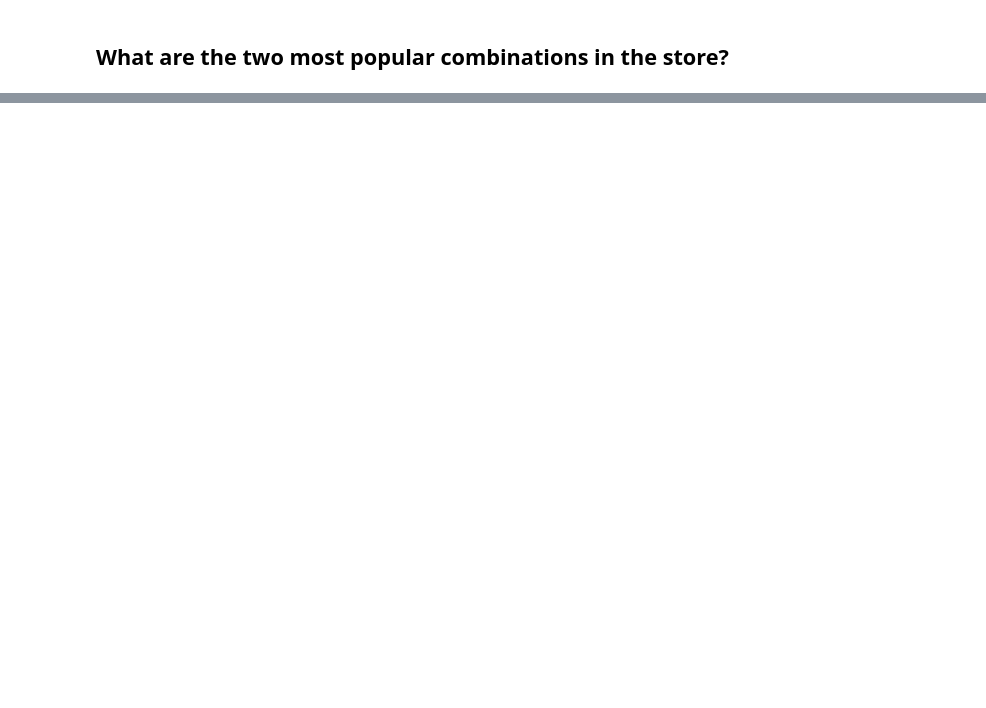
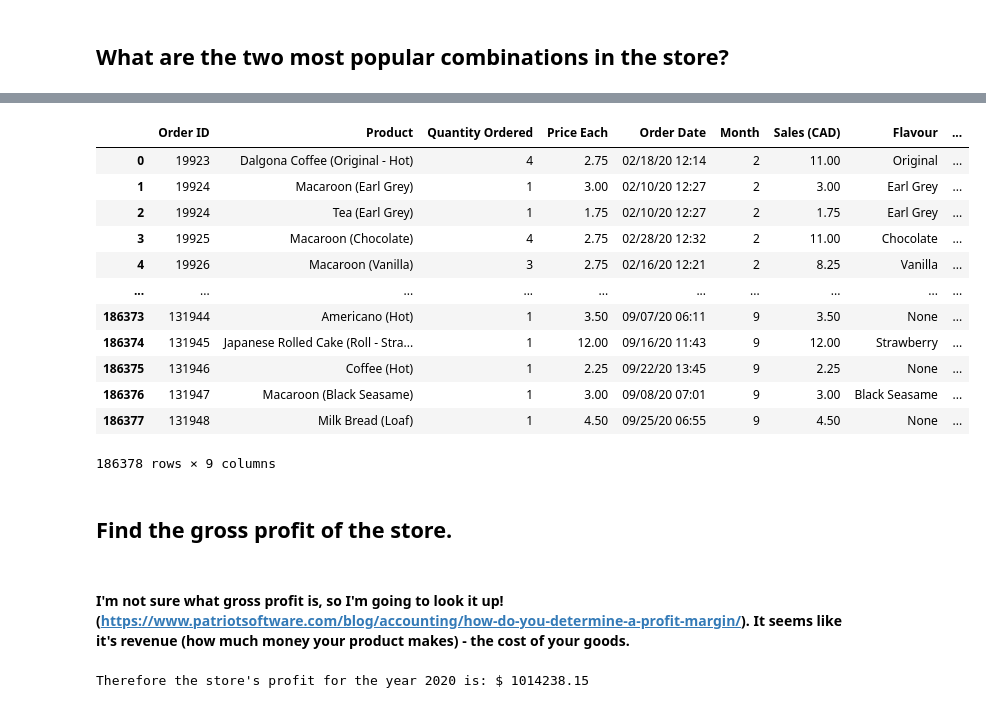
Before and after one commit to Monica-Vu/Sweets-Shop-Mock-Data, a Jupyter notebook: Bakery_Items_Sales_Analysis.ipynb, the cells around one changed output, grey strips where cells are left out. Cells and saved outputs as stored; diff of their text form; code cells hidden in the pictures; blank space fills up the shorter version.

Commit message:
finished answering questions

```diff
--- a/Bakery_Items_Sales_Analysis.ipynb
+++ b/Bakery_Items_Sales_Analysis.ipynb
@@ -206,0 +312,35 @@ number_products_sold.idxmax()
+# %%
+COST_PERCENTAGE = 0.15
+
+all_data['Actual Cost (CAD)'] = round(all_data['Price Each'] * COST_PERCENTAGE, 2)
+
+# How to drop a column: https://stackoverflow.com/questions/38288372/unable-to-drop-a-column-from-pandas-dataframe
+# all_data.drop('Actual Cost', axis=1, inplace=True)
+# %%
+all_data
+# %% [output]
+|  | Order ID | Product | Quantity Ordered | Price Each | Order Date | Month | Sales (CAD) | Flavour | ... |
+| 0 | 19923 | Dalgona Coffee (Original - Hot) | 4 | 2.75 | 02/18/20 12:14 | 2 | 11.00 | Original | ... |
+| 1 | 19924 | Macaroon (Earl Grey) | 1 | 3.00 | 02/10/20 12:27 | 2 | 3.00 | Earl Grey | ... |
+| 2 | 19924 | Tea (Earl Grey) | 1 | 1.75 | 02/10/20 12:27 | 2 | 1.75 | Earl Grey | ... |
+| 3 | 19925 | Macaroon (Chocolate) | 4 | 2.75 | 02/28/20 12:32 | 2 | 11.00 | Chocolate | ... |
+| 4 | 19926 | Macaroon (Vanilla) | 3 | 2.75 | 02/16/20 12:21 | 2 | 8.25 | Vanilla | ... |
+| ... | ... | ... | ... | ... | ... | ... | ... | ... | ... |
+| 186373 | 131944 | Americano (Hot) | 1 | 3.50 | 09/07/20 06:11 | 9 | 3.50 | None | ... |
+| 186374 | 131945 | Japanese Rolled Cake (Roll - Stra... | 1 | 12.00 | 09/16/20 11:43 | 9 | 12.00 | Strawberry | ... |
+| 186375 | 131946 | Coffee (Hot) | 1 | 2.25 | 09/22/20 13:45 | 9 | 2.25 | None | ... |
+| 186376 | 131947 | Macaroon (Black Seasame) | 1 | 3.00 | 09/08/20 07:01 | 9 | 3.00 | Black Seasame | ... |
+| 186377 | 131948 | Milk Bread (Loaf) | 1 | 4.50 | 09/25/20 06:55 | 9 | 4.50 | None | ... |
+186378 rows × 9 columns
+# %% [markdown]
+## Find the gross profit of the store.
+# %% [markdown]
+#### I'm not sure what gross profit is, so I'm going to look it up! (https://www.patriotsoftware.com/blog/accounting/how-do-you-determine-a-profit-margin/). It seems like it's revenue (how much money your product makes) - the cost of your goods.
+# %%
+# Let's find the total cost of the price
+revenue = round(all_data['Quantity Ordered'] * all_data['Price Each'], 2)
+cost = round(all_data['Actual Cost (CAD)'] * all_data['Actual Cost (CAD)'], 2)
+profit = revenue.sum() - cost.sum()
+print("Therefore the store's profit for the year 2020 is: $", round(profit, 2))
+# %% [output]
+Therefore the store's profit for the year 2020 is: $ 1014238.15
```
Also changed, not shown: parts of 18 cells of this notebook.
